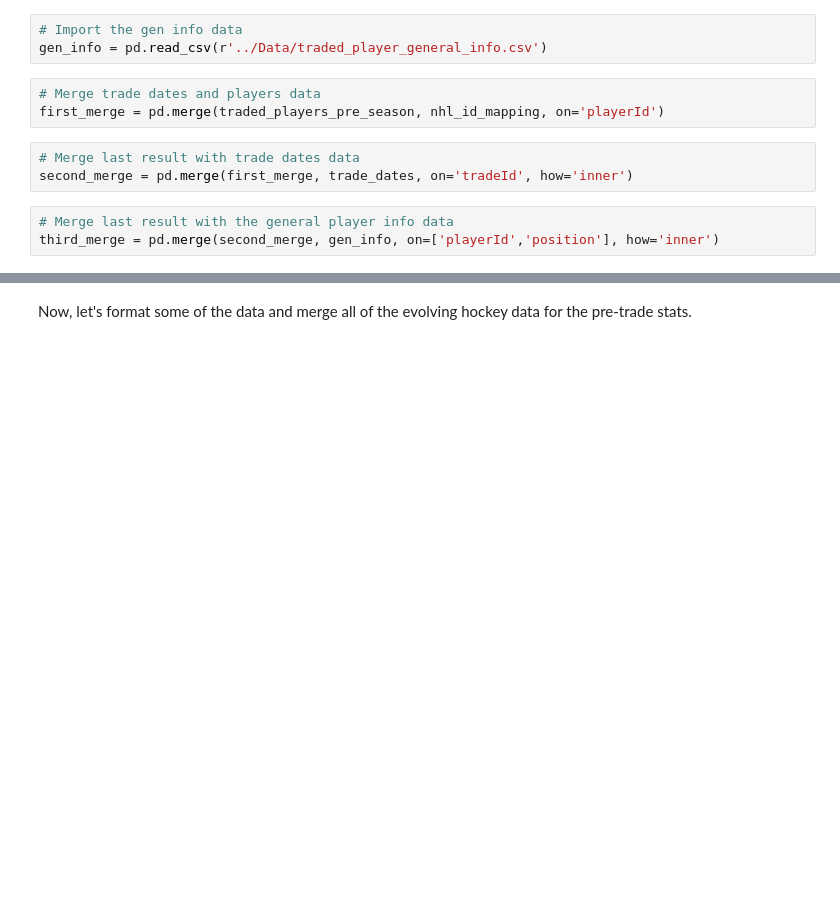
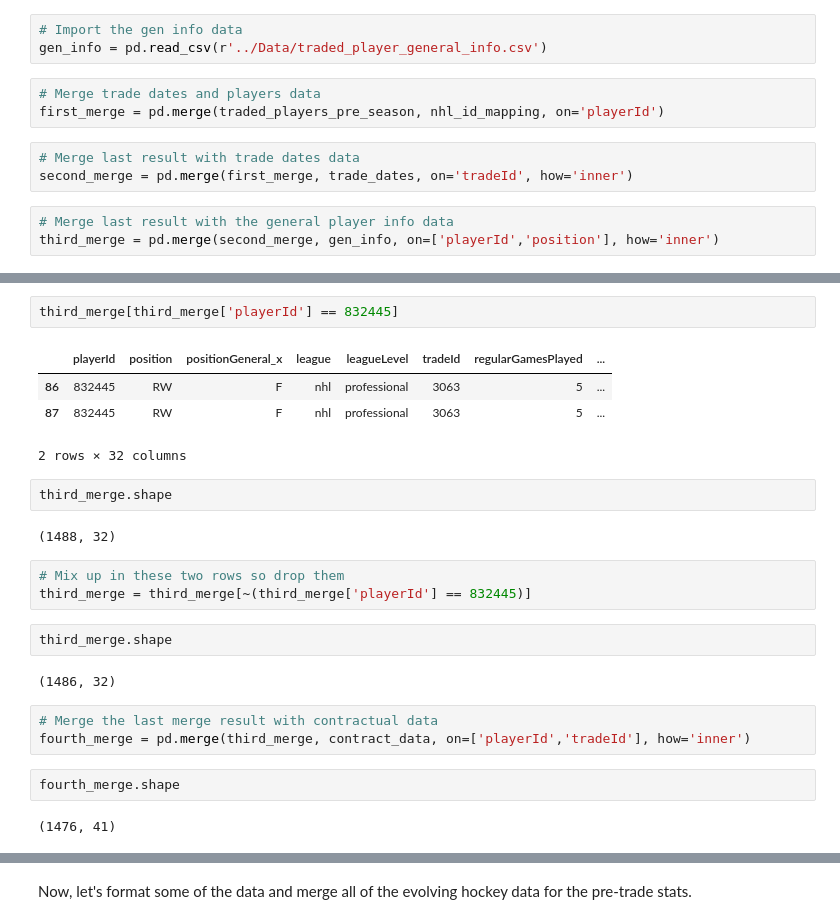
Before and after one commit to ahaze65/NHL_2025_Spring_2026, a Jupyter notebook: Code/Data_Merging_GAR.ipynb, the cells around one changed output, grey strips where cells are left out. Saved outputs shown, nothing was run; the diff lists cells and outputs as text; blank space fills up the shorter version.

```diff
--- a/Code/Data_Merging_GAR.ipynb
+++ b/Code/Data_Merging_GAR.ipynb
@@ -27,0 +71,25 @@ third_merge = pd.merge(second_merge, gen_info, on=['playerId','position'], how='
+# %%
+third_merge[third_merge['playerId'] == 832445]
+# %% [output]
+|  | playerId | position | positionGeneral_x | league | leagueLevel | tradeId | regularGamesPlayed | ... |
+| 86 | 832445 | RW | F | nhl | professional | 3063 | 5 | ... |
+| 87 | 832445 | RW | F | nhl | professional | 3063 | 5 | ... |
+2 rows × 32 columns
+# %%
+third_merge.shape
+# %% [output]
+(1488, 32)
+# %%
+# Mix up in these two rows so drop them
+third_merge = third_merge[~(third_merge['playerId'] == 832445)]
+# %%
+third_merge.shape
+# %% [output]
+(1486, 32)
+# %%
+# Merge the last merge result with contractual data
+fourth_merge = pd.merge(third_merge, contract_data, on=['playerId','tradeId'], how='inner')
+# %%
+fourth_merge.shape
+# %% [output]
+(1476, 41)
```
Also changed, not shown: parts of 16 cells of this notebook.
